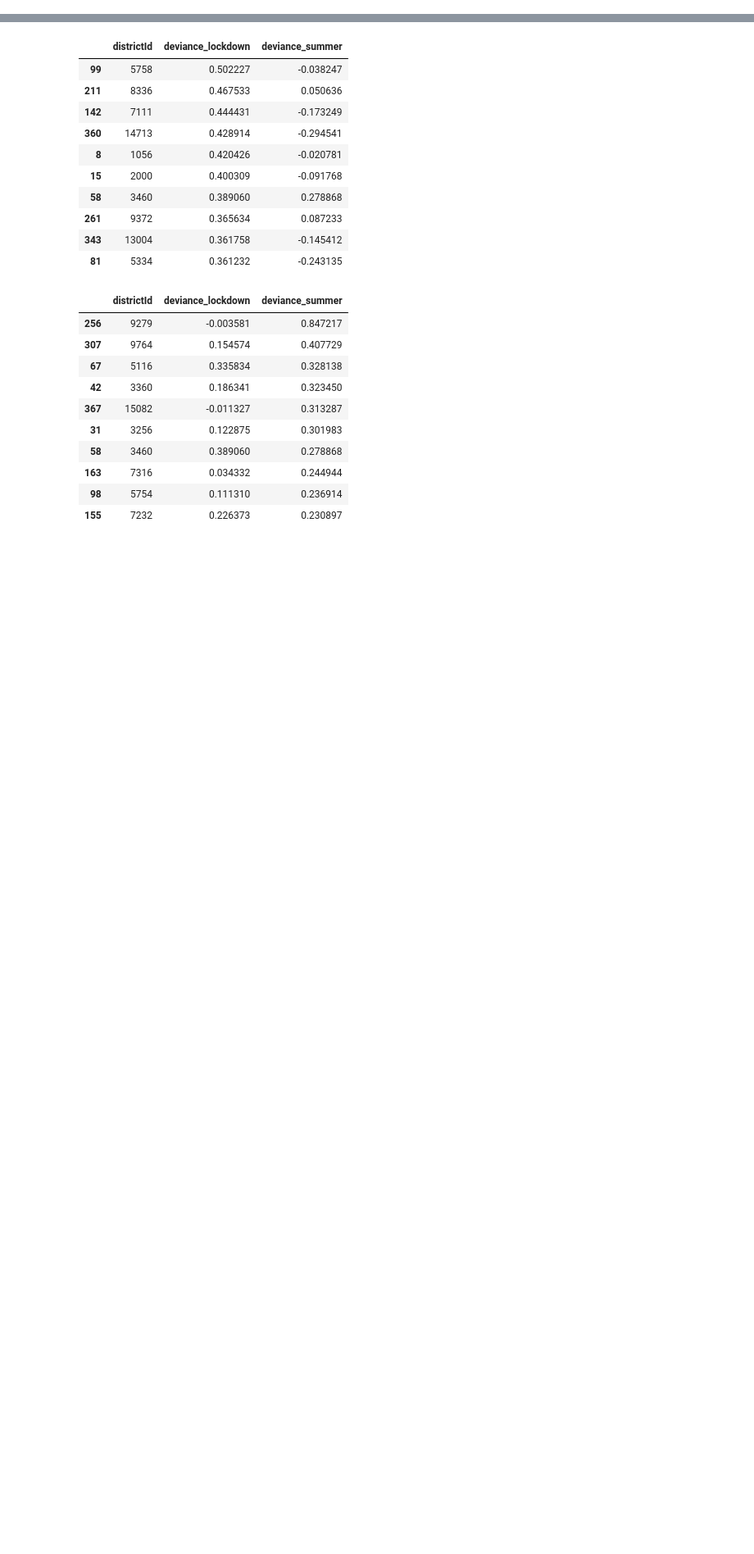
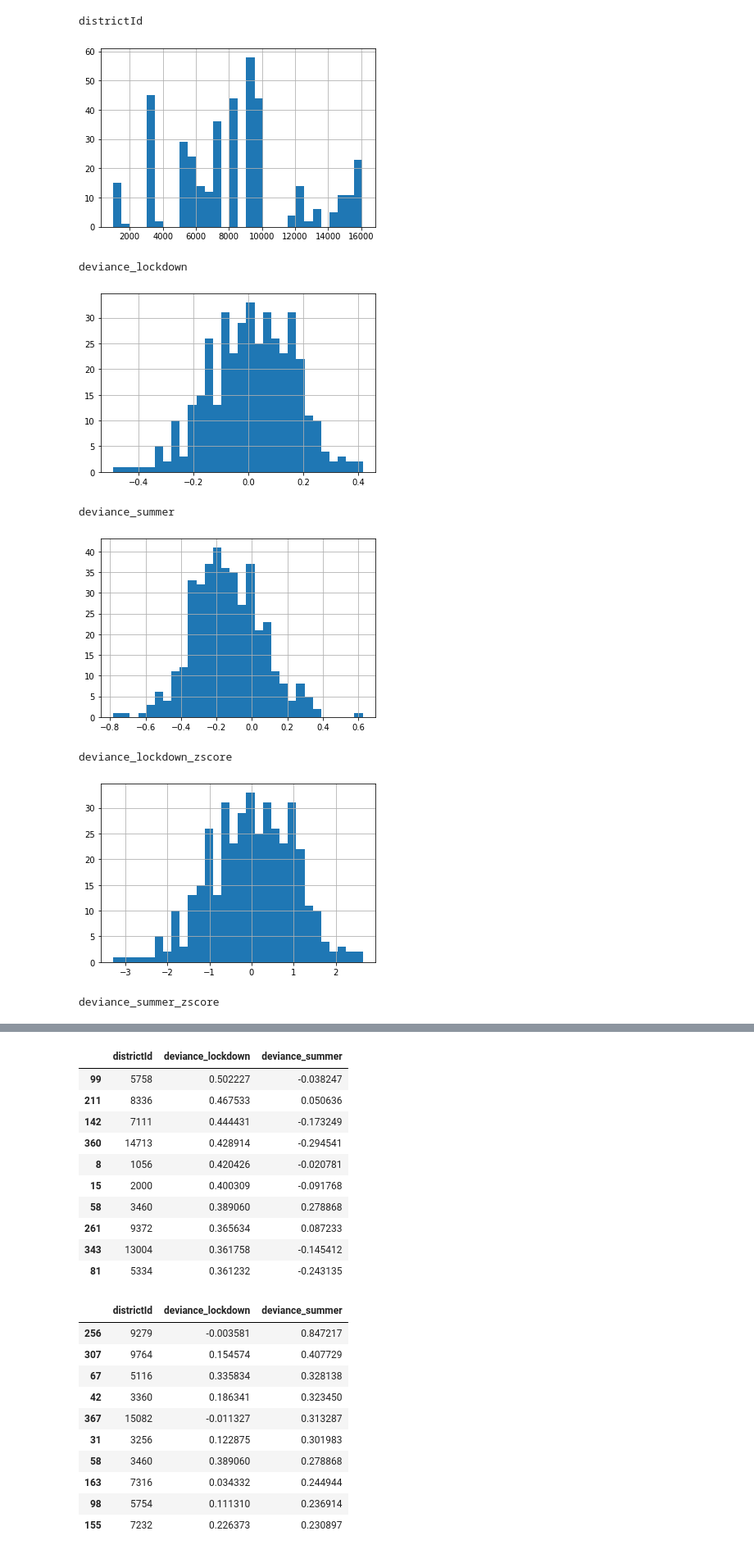
Before and after one commit to gizdatalab/Covid_DPPD, a Jupyter notebook: 06_deviance_analysis.ipynb, the cells around one changed output, grey strips where cells are left out. Shown at 82% size. Drawn from its saved outputs; the diff is of its cells as text; code cells hidden in the pictures; blank space fills up the shorter version.

```diff
--- a/06_deviance_analysis.ipynb
+++ b/06_deviance_analysis.ipynb
@@ -70,0 +79,15 @@ deviance_df
+# %%
+for c in deviance_df.columns:
+    print(c)
+    deviance_df[c].hist(bins=30)
+    plt.show()
+# %% [output]
+districtId
+[figure, added]
+deviance_lockdown
+[figure, added]
+deviance_summer
+[figure, added]
+deviance_lockdown_zscore
+[figure, added]
+deviance_summer_zscore
```
Also changed, not shown: parts of 6 cells of this notebook, 8 other files.
